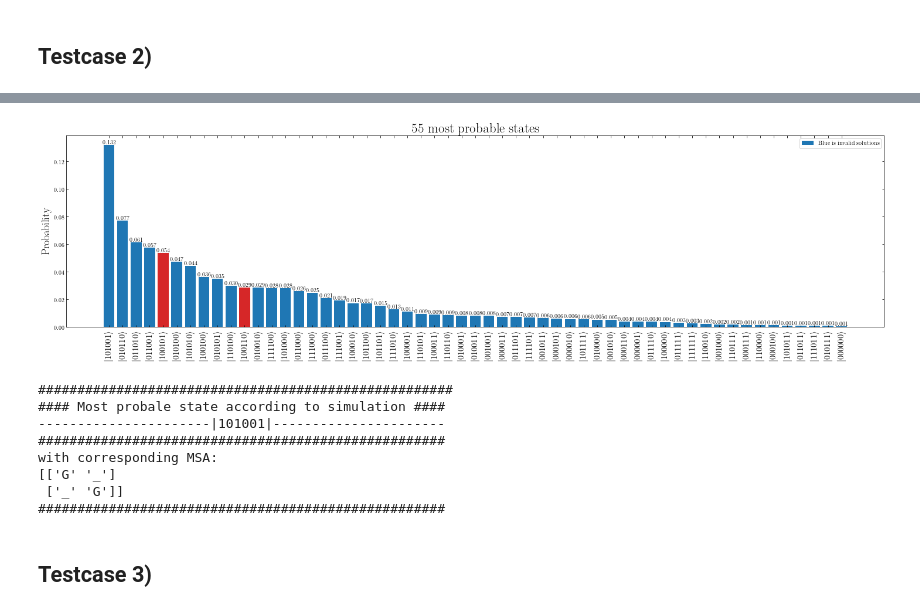
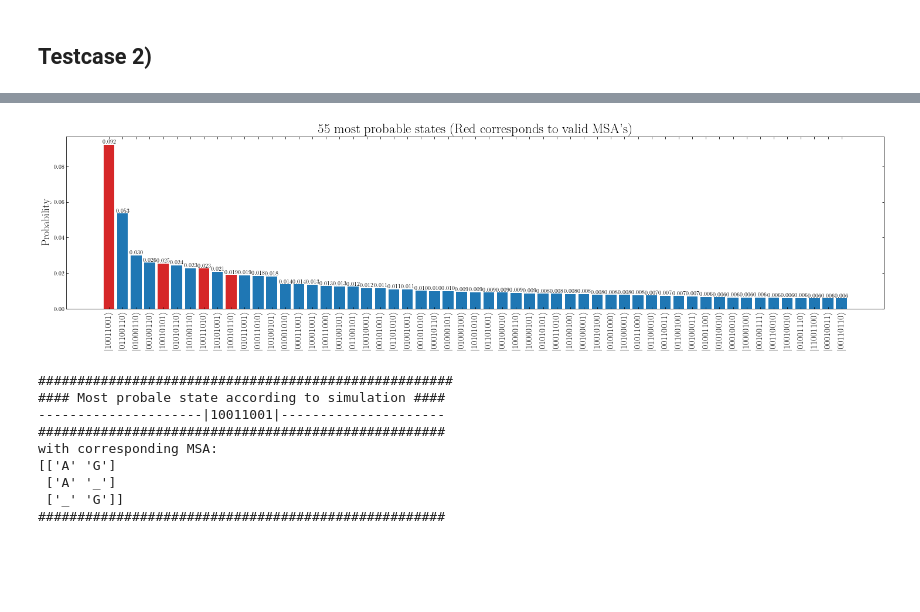
Before and after one commit to seba2390/BachelorMSA, a Jupyter notebook: Qiskit/test.ipynb, the cells around one changed output, grey strips where cells are left out. Cells and saved outputs as stored; diff of their text form; code cells hidden in the pictures; blank space fills up the shorter version.

```diff
--- a/Qiskit/test.ipynb
+++ b/Qiskit/test.ipynb
@@ -93,20 +75,18 @@ with corresponding MSA:
 # %% [markdown]
 ## Testcase 2)
 # %%
-## Setting 1: penalties = 100,100,100 ; backend_name="qasm_simulator" ; shots=100000; p = 6; theta_0 = np.ones(p); method='COBYLA'
-
-my_strings   = np.array(["AG","G"])
+my_strings   = np.array(["AG","G","A"])
 my_penalties = np.array([1,1,1])*2
-my_msa       = MultipleSequenceAlignment(strings = my_strings, penalties = my_penalties)
-
-solutions = [my_msa.initial_bitstring,np.array([1,0,0,1,0,1],dtype=np.float64)]
-
+my_msa       = MultipleSequenceAlignment(strings = my_strings, penalties = my_penalties, normalize_weights=True)
 
 print("Initial matrix:\n",my_msa.initial_MSA)
 
+valid_perms     = my_msa.get_valid_perms()
+valid_solutions = [my_msa.matrix_2_bit_state(perm,my_msa.initial_MSA) for perm in valid_perms]
+
 print("Valid solutions:")
-for solution in solutions:
-    print(my_msa.bit_state_2_matrix(solution))
+for solution in valid_solutions:
+    print(solution)
 # %% [output]
 Initial matrix:
  [['A' 'G']
@@ -119,5 +100,11 @@ Valid solutions:
 # %%
-p = 200
+p = 1000
 theta_0 = np.ones(p)
 
 my_simulation = QiskitSimulation(initial_MSA=my_msa, theta_0=theta_0, backend_name="qasm_simulator", shots=10000)
+
+bounds = [(0,4 * np.pi), (0,4 * np.pi)]
+res = differential_evolution(func=my_simulation.execute_circuit, bounds=bounds,popsize=10)
+
+print("Total number of different states found in simulation:",len(list(my_simulation.current_counts.values())))
+print(res)
@@ -141,18 +119,17 @@ Total number of different states found in simulation: 63
 # %%
-my_simulation.plot_count_histogram(counts = my_simulation.current_counts, solutions = solutions)
+my_simulation.plot_count_histogram(counts = my_simulation.inverse_dict_states(my_simulation.current_counts), solutions = valid_solutions)
 # %% [output]
-[figure, old version]
+[figure, new version]
 # %%
 idx = 0
 my_simulation.print_solution(idx)
 # %% [output]
 #####################################################
 #### Most probale state according to simulation ####
-----------------------|101001|----------------------
+---------------------|10011001|---------------------
 ####################################################
 with corresponding MSA:
-[['G' '_']
+[['A' 'G']
+ ['A' '_']
  ['_' 'G']]
 ####################################################
-# %% [markdown]
-## Testcase 3)
```
Also changed, not shown: parts of 13 cells of this notebook, 2 other files.
